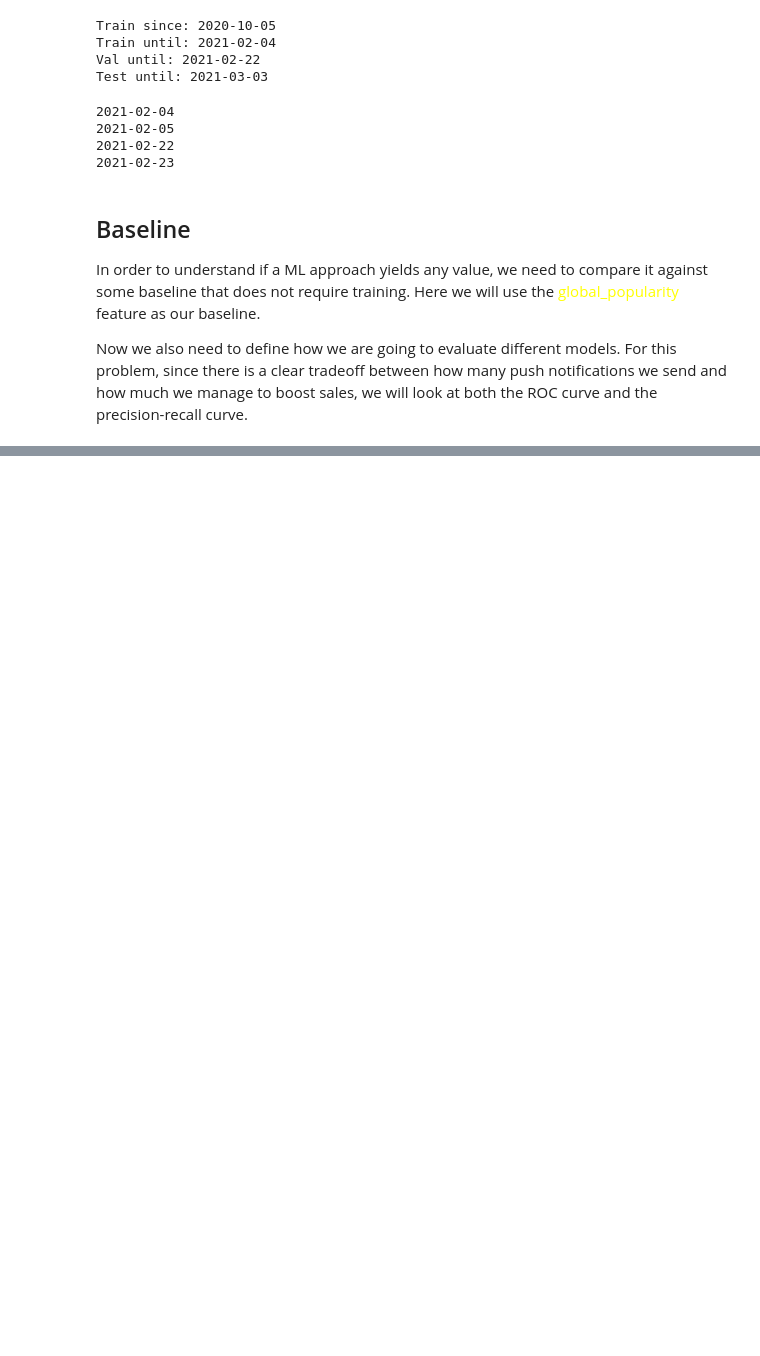
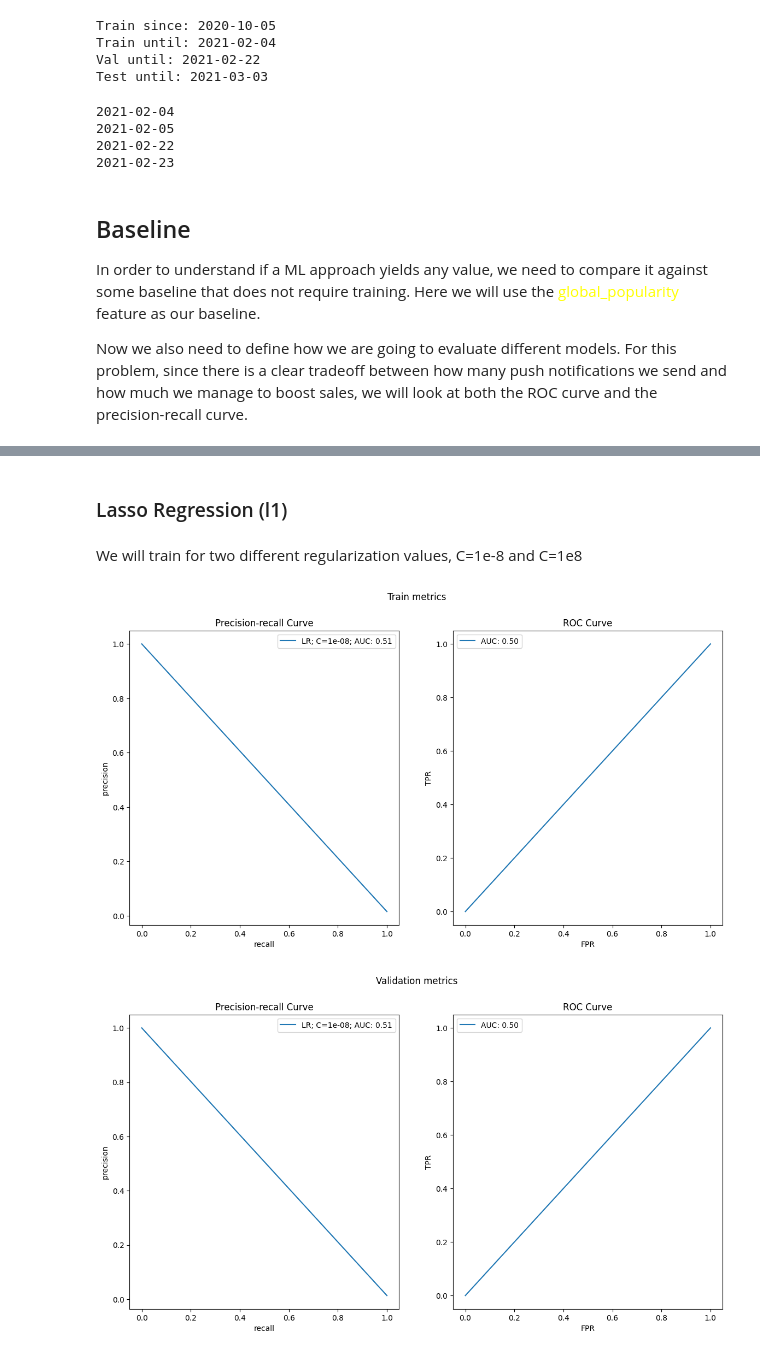
Before and after one commit to carleondel/zrive-ds, a Jupyter notebook: src/module_3/exploration_models.ipynb, the cells around one changed output, grey strips where cells are left out. Saved outputs shown, nothing was run; the diff lists cells and outputs as text; code cells hidden in the pictures; blank space fills up the shorter version.

```diff
--- a/src/module_3/exploration_models.ipynb
+++ b/src/module_3/exploration_models.ipynb
@@ -585,0 +700,30 @@ In order to understand if a ML approach yields any value, we need to compare it
+# %% [markdown]
+### Lasso Regression (l1)
+# %% [markdown]
+We will train for two different regularization values, C=1e-8 and C=1e8
+# %%
+# We initialize the subplots
+fig1, ax1 = plt.subplots(1, 2, figsize=(14,7))
+fig1.suptitle("Train metrics")
+
+fig2, ax2 = plt.subplots(1, 2, figsize = (14,7))
+fig2.suptitle("Validation metrics")
+
+
+# Big regularization
+C=1e-8
+lr = make_pipeline(
+        StandardScaler(),
+        LogisticRegression(penalty="l1", C=C, solver="saga")
+    )
+
+lr.fit(X_train[train_cols], y_train)
+train_proba = lr.predict_proba(X_train[train_cols])[:, 1]
+plot_metrics(f"LR; C={C}", y_pred=train_proba, y_test=train_df[label_col], figure=(fig1, ax1))
+
+
+val_proba = lr.predict_proba(X_val[train_cols])[:, 1]
+plot_metrics(f"LR; C={C}", y_pred=val_proba, y_test=val_df[label_col], figure=(fig2, ax2))
+# %% [output]
+[figure, added]
+[figure, added]
```
Also changed, not shown: parts of 36 cells of this notebook.
